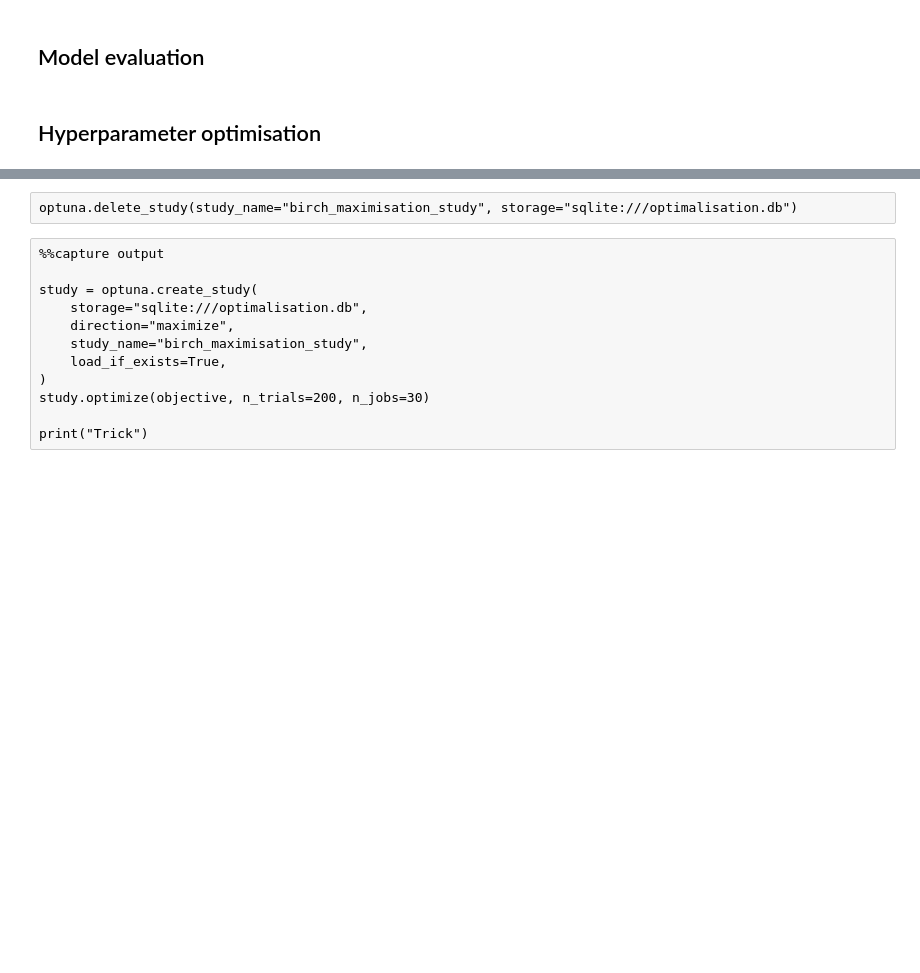
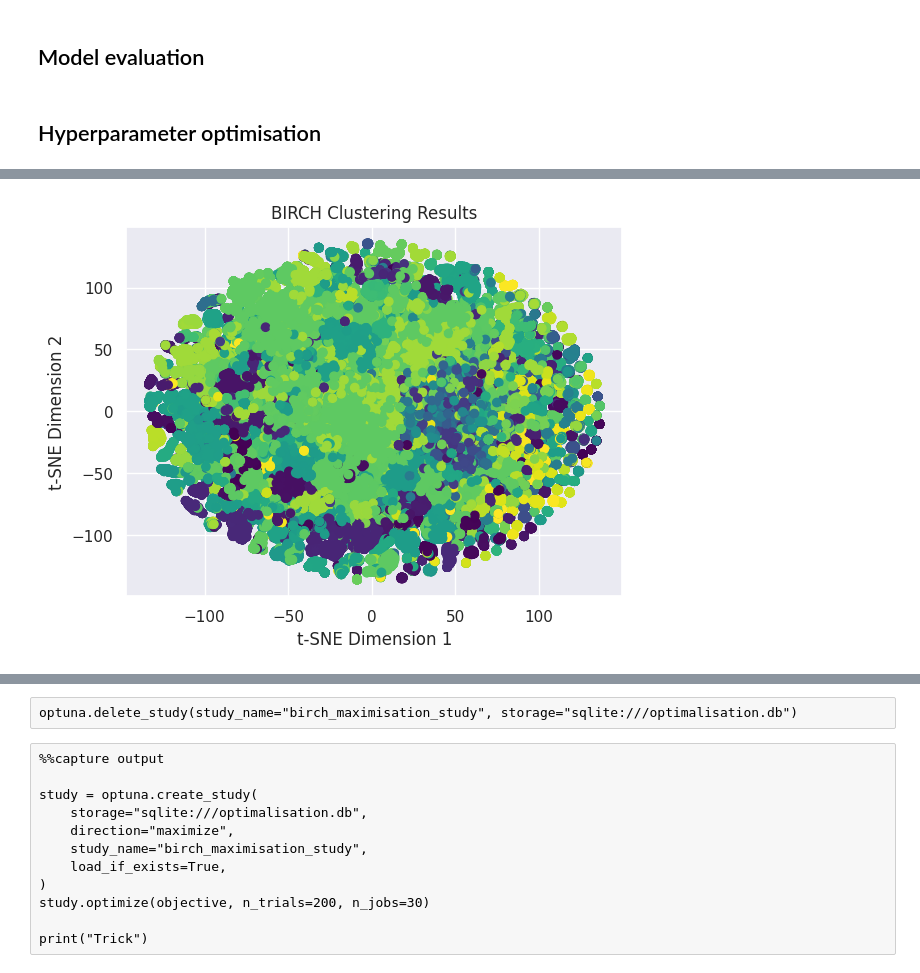
Before and after one commit to Kairixir/URL-domain-name-clustering, a Jupyter notebook: bachelor_thesis.ipynb, the cells around one changed output, grey strips where cells are left out. Cells and saved outputs as stored; diff of their text form; code cells hidden in the pictures; blank space fills up the shorter version.

Commit message:
feat: add final result evaluation

```diff
--- a/bachelor_thesis.ipynb
+++ b/bachelor_thesis.ipynb
@@ -801,0 +812,15 @@ plt.plot(np.bincount(labels))
+# %%
+from sklearn.manifold import TSNE
+
+# Perform dimensionality reduction using t-SNE
+tsne = TSNE(n_components=2, random_state=42)
+reduced_data = tsne.fit_transform(X_all)
+
+# Create a scatter plot
+plt.scatter(reduced_data[:, 0], reduced_data[:, 1], c=labels, cmap="viridis")
+plt.title("BIRCH Clustering Results")
+plt.xlabel("t-SNE Dimension 1")
+plt.ylabel("t-SNE Dimension 2")
+plt.show()
+# %% [output]
+[figure, added]
```
Also changed, not shown: parts of 13 cells of this notebook, 3 other files.
